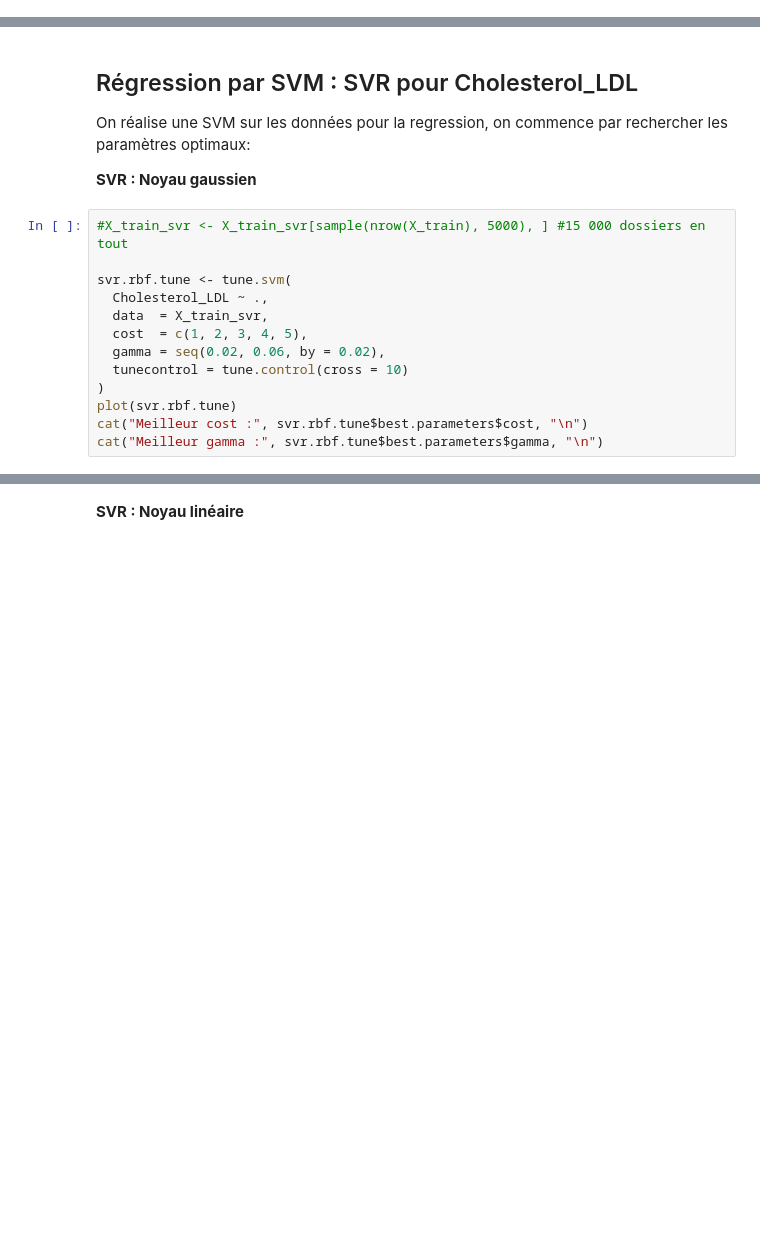
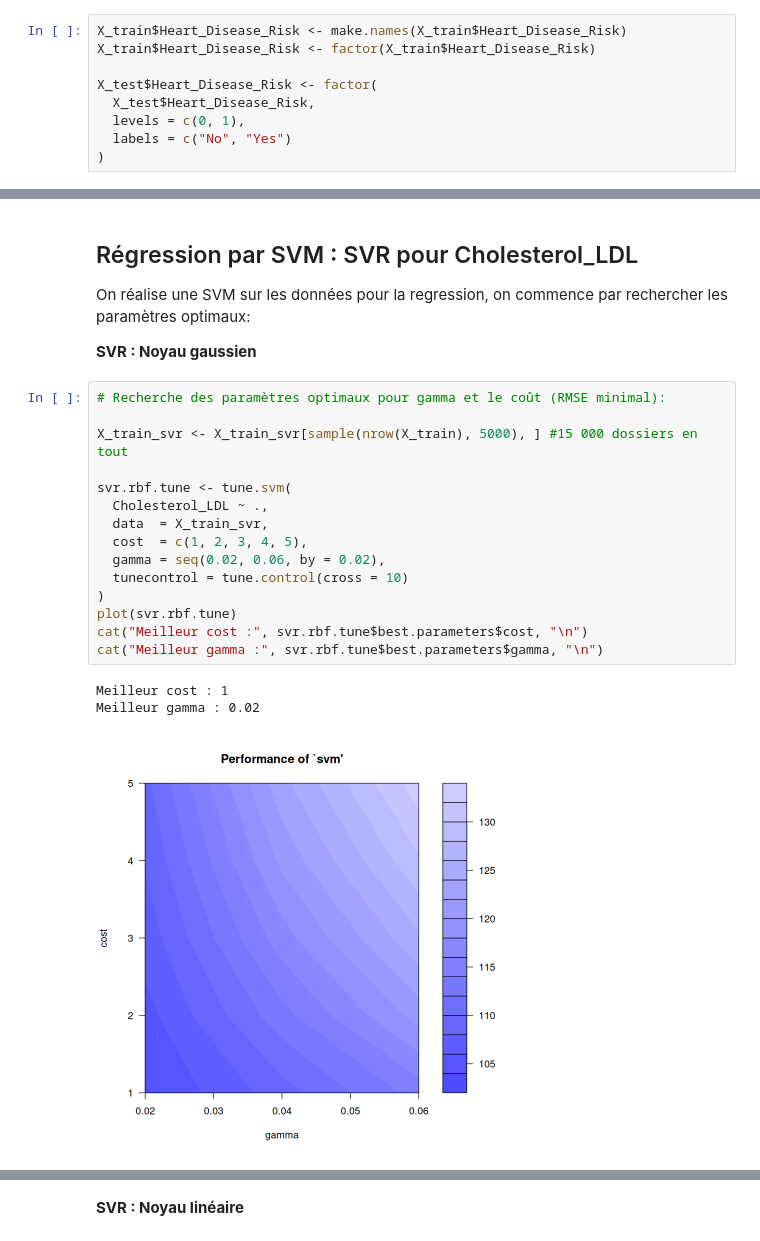
Before and after one commit to nlkris/4MA-Projet-ML, a Jupyter notebook: projet-R-svm-Clara.ipynb, the cells around one changed output, grey strips where cells are left out. Drawn from its saved outputs; the diff is of its cells as text; blank space fills up the shorter version.

```diff
--- a/projet-R-svm-Clara.ipynb
+++ b/projet-R-svm-Clara.ipynb
@@ -583,0 +556,9 @@ Dans un contexte médical comme la prédiction du risque de maladie cardiaque, l
+# %%
+X_train$Heart_Disease_Risk <- make.names(X_train$Heart_Disease_Risk)
+X_train$Heart_Disease_Risk <- factor(X_train$Heart_Disease_Risk)
+
+X_test$Heart_Disease_Risk <- factor(
+  X_test$Heart_Disease_Risk,
+  levels = c(0, 1),
+  labels = c("No", "Yes")
+)
@@ -624,16 +676,22 @@ On réalise une SVM sur les données pour la regression, on commence par recherc
 
 **SVR : Noyau gaussien**
 # %%
-#X_train_svr <- X_train_svr[sample(nrow(X_train), 5000), ] #15 000 dossiers en tout
+# Recherche des paramètres optimaux pour gamma et le coût (RMSE minimal):
+
+X_train_svr <- X_train_svr[sample(nrow(X_train), 5000), ] #15 000 dossiers en tout
 
 svr.rbf.tune <- tune.svm(
   Cholesterol_LDL ~ .,
   data  = X_train_svr,
   cost  = c(1, 2, 3, 4, 5),
   gamma = seq(0.02, 0.06, by = 0.02),
   tunecontrol = tune.control(cross = 10)
 )
 plot(svr.rbf.tune)
 cat("Meilleur cost :", svr.rbf.tune$best.parameters$cost, "\n")
 cat("Meilleur gamma :", svr.rbf.tune$best.parameters$gamma, "\n")
+# %% [output]
+Meilleur cost : 1
+Meilleur gamma : 0.02
+[figure, added]
 # %%
```
Also changed, not shown: parts of 19 cells of this notebook, 1 other file.
